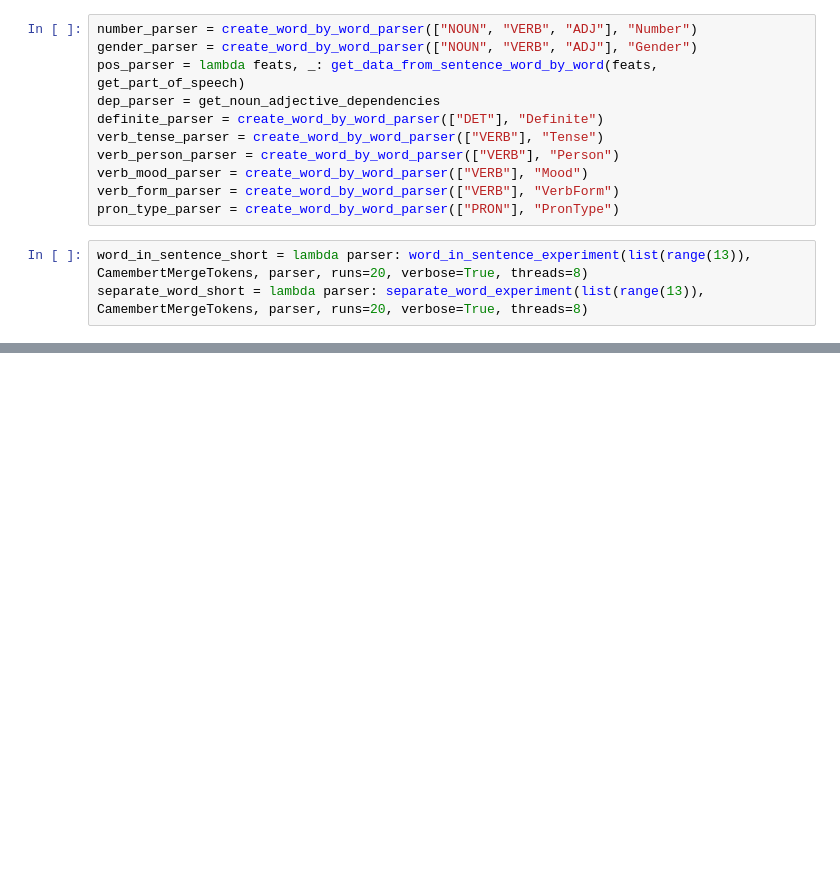
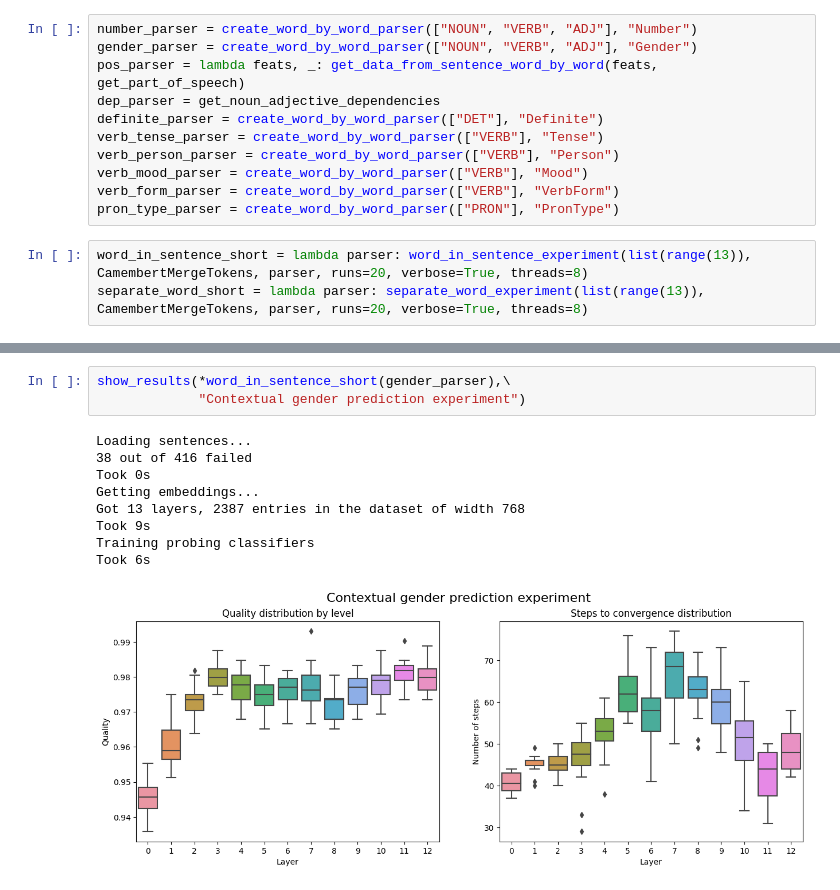
Before and after one commit to yulikdaniel/WordProbing, a Jupyter notebook: word_probing_bert.ipynb, the cells around one changed output, grey strips where cells are left out. Cells and saved outputs as stored; diff of their text form; blank space fills up the shorter version.

```diff
--- a/word_probing_bert.ipynb
+++ b/word_probing_bert.ipynb
@@ -661,0 +504,13 @@ Took 3s
+# %%
+show_results(*word_in_sentence_short(gender_parser),\
+             "Contextual gender prediction experiment")
+# %% [output]
+Loading sentences...
+38 out of 416 failed
+Took 0s
+Getting embeddings...
+Got 13 layers, 2387 entries in the dataset of width 768
+Took 9s
+Training probing classifiers
+Took 6s
+[figure, added]
```
Also changed, not shown: parts of 56 cells of this notebook.
